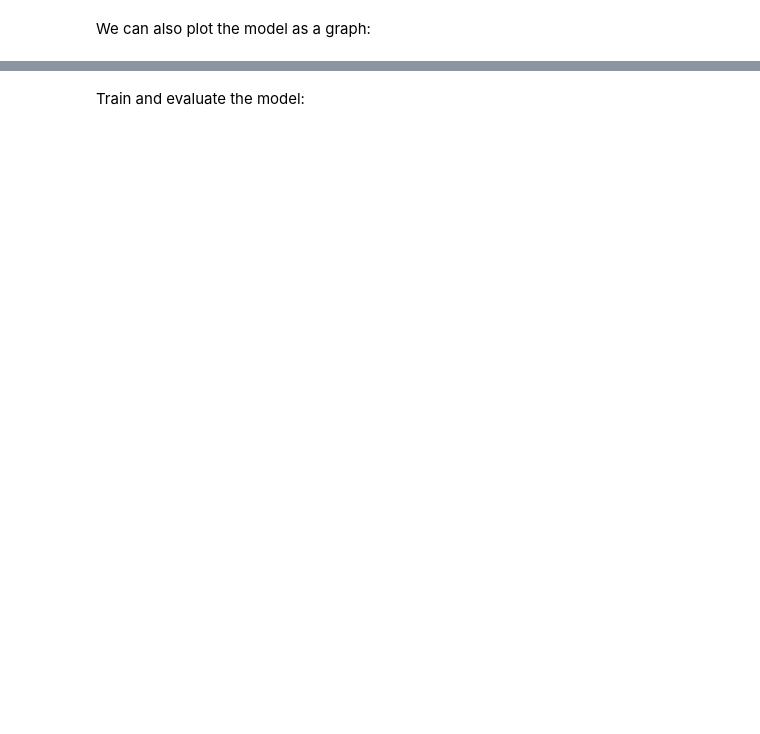
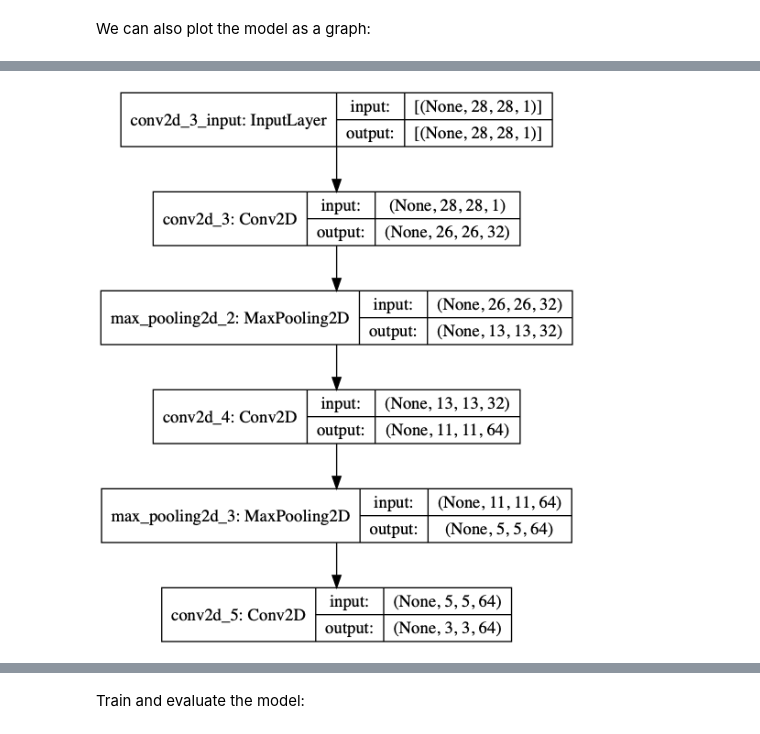
Before and after one commit to arvidl/tf2-cpu, a Jupyter notebook: notebooks/get-started.ipynb, the cells around one changed output, grey strips where cells are left out. Saved outputs shown, nothing was run; the diff lists cells and outputs as text; code cells hidden in the pictures; blank space fills up the shorter version.

Commit message:
addedd CNN models to get-started

```diff
--- a/notebooks/get-started.ipynb
+++ b/notebooks/get-started.ipynb
@@ -210,0 +237,7 @@ tf.keras.utils.plot_model(model, '/tmp/my_first_model_with_shape_info.png', show
+# %%
+model2 = tf.keras.models.Sequential()
+model2.add(tf.keras.layers.Convolution2D(32, (3, 3), activation='relu', input_shape=(28, 28, 1)))
+model2.add(tf.keras.layers.MaxPooling2D((2, 2)))
+model2.add(tf.keras.layers.Convolution2D(64, (3, 3), activation='relu'))
+model2.add(tf.keras.layers.MaxPooling2D((2, 2)))
+model2.add(tf.keras.layers.Convolution2D(64, (3, 3), activation='relu'))
@@ -210,0 +266,5 @@ tf.keras.utils.plot_model(model, '/tmp/my_first_model_with_shape_info.png', show
+# %%
+# or, more graphically
+tf.keras.utils.plot_model(model2, '/tmp/my_second_model_with_shape_info.png', show_shapes=True)
+# %% [output]
+[figure, added]
```
Also changed, not shown: parts of 47 cells of this notebook, 1 other file.
